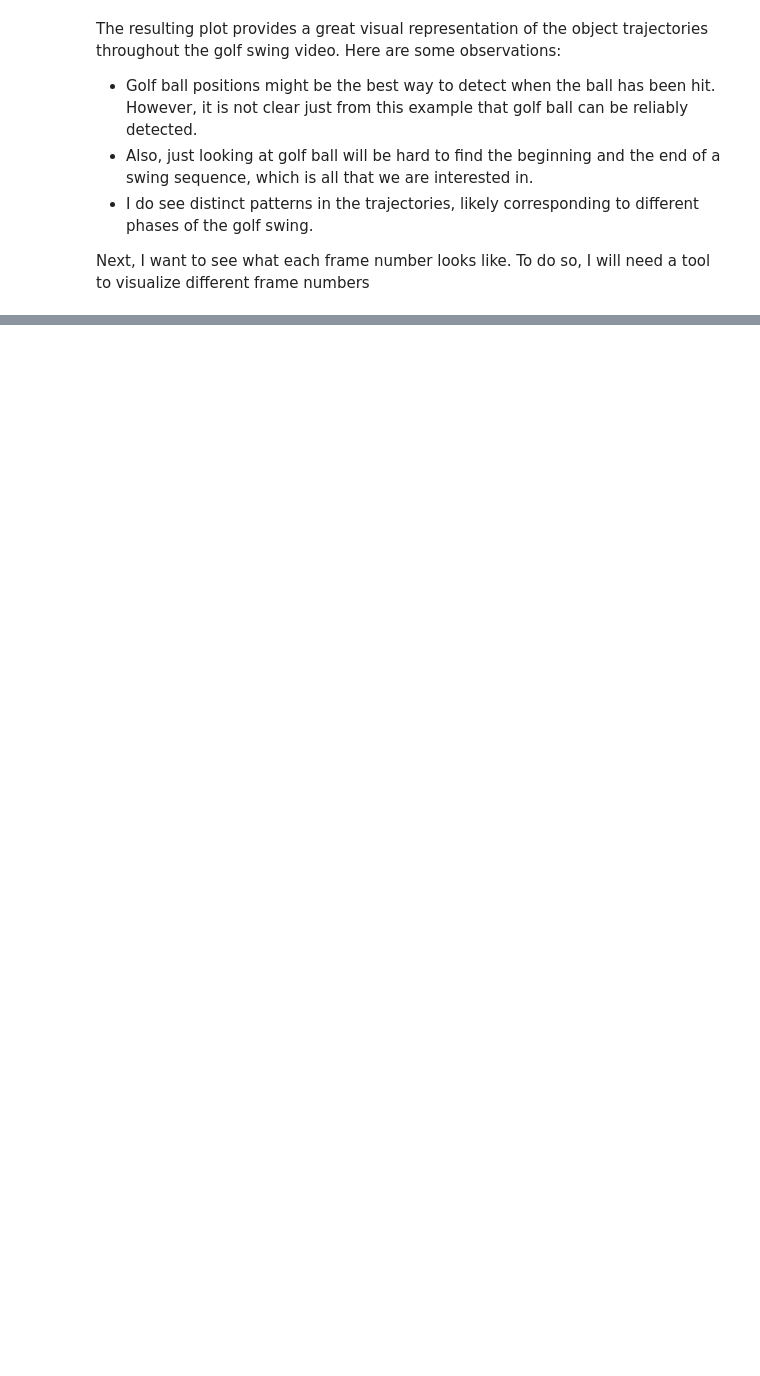
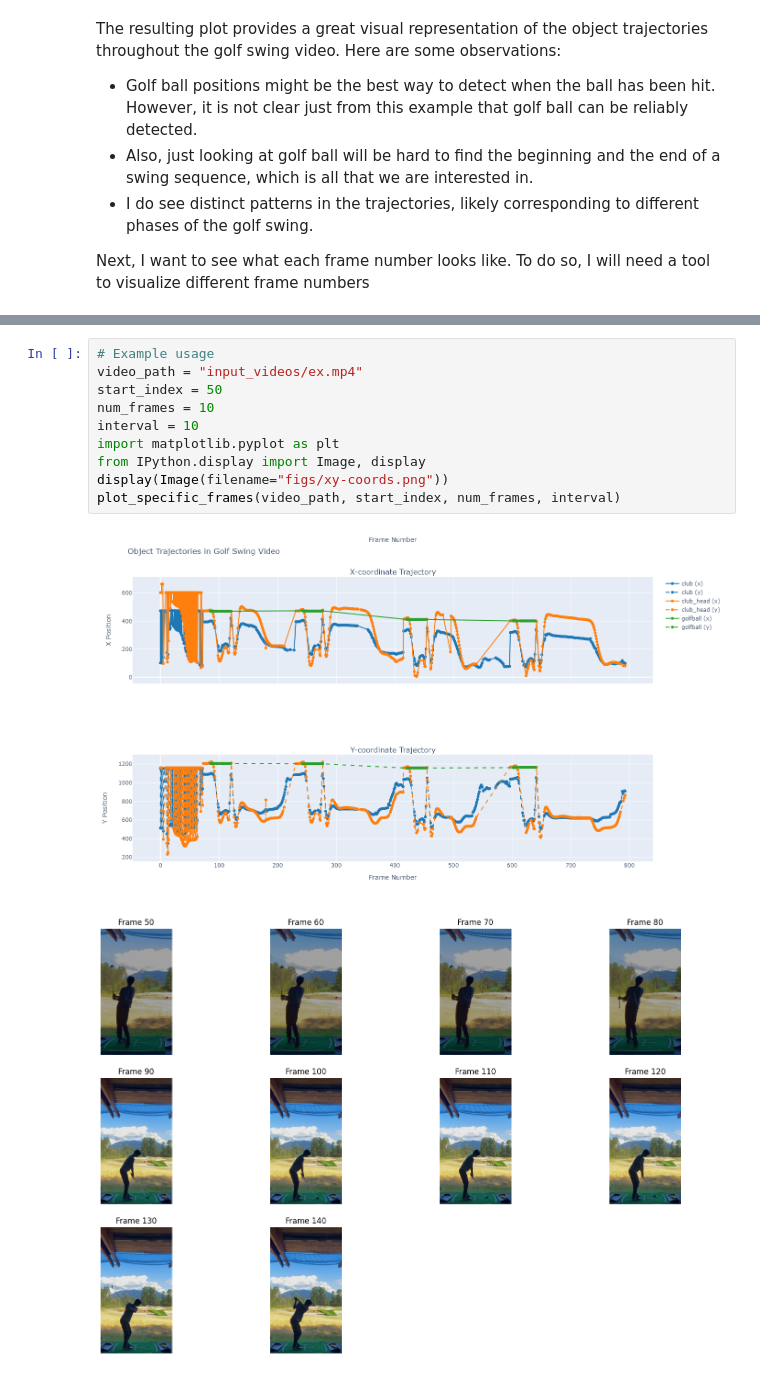
Before and after one commit to simonryu328/Golf-Swing-Extractor, a Jupyter notebook: inference.ipynb, the cells around one changed output, grey strips where cells are left out. Cells and saved outputs as stored; diff of their text form; blank space fills up the shorter version.

Commit message:
plot specific frames

```diff
--- a/inference.ipynb
+++ b/inference.ipynb
@@ -206,0 +278,13 @@ Next, I want to see what each frame number looks like. To do so, I will need a t
+# %%
+# Example usage
+video_path = "input_videos/ex.mp4"
+start_index = 50
+num_frames = 10
+interval = 10
+import matplotlib.pyplot as plt
+from IPython.display import Image, display
+display(Image(filename="figs/xy-coords.png"))
+plot_specific_frames(video_path, start_index, num_frames, interval)
+# %% [output]
+[figure, added]
+[figure, added]
```
Also changed, not shown: parts of 5 cells of this notebook, 1 other file.
